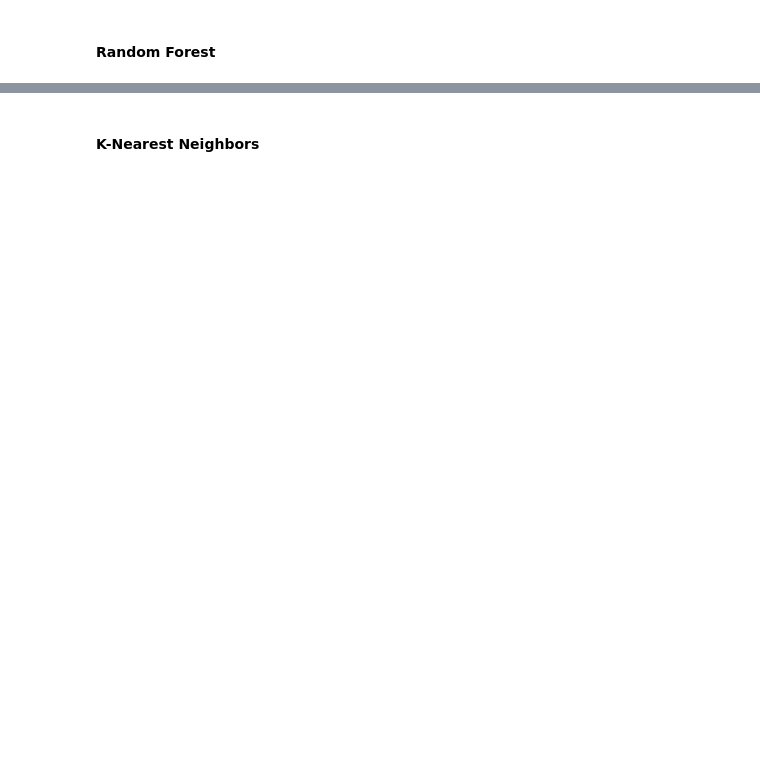
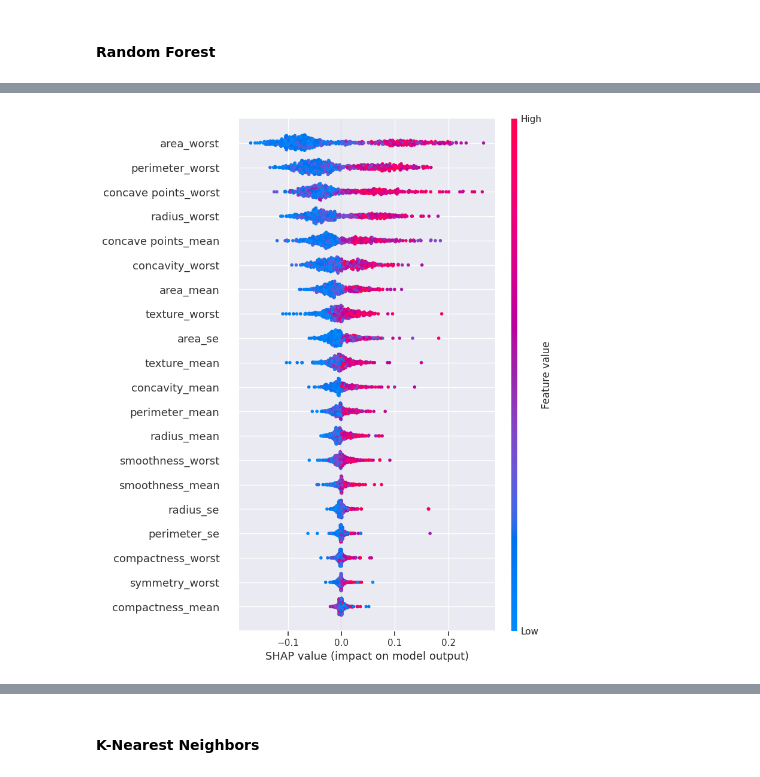
Before and after one commit to rogerqiu7/Projects, a Jupyter notebook: Breast Cancer Prediction/BreastCancerPrediction.ipynb, the cells around one changed output, grey strips where cells are left out. Cells and saved outputs as stored; diff of their text form; code cells hidden in the pictures; blank space fills up the shorter version.

```diff
--- a/Breast Cancer Prediction/BreastCancerPrediction.ipynb
+++ b/Breast Cancer Prediction/BreastCancerPrediction.ipynb
@@ -598,0 +633,7 @@ Here we can see how important each feature is in determining the outcome of the
+# %%
+# model model predictions and features the explainer
+explainer = shap.Explainer(model.predict, x)
+
+# calculate the SHAP values, takes a while to run
+shap_values = explainer(x)
+shap_values
@@ -598,0 +670,4 @@ Here we can see how important each feature is in determining the outcome of the
+# %%
+shap.summary_plot(shap_values)
+# %% [output]
+[figure, added]
```
Also changed, not shown: parts of 52 cells of this notebook.
